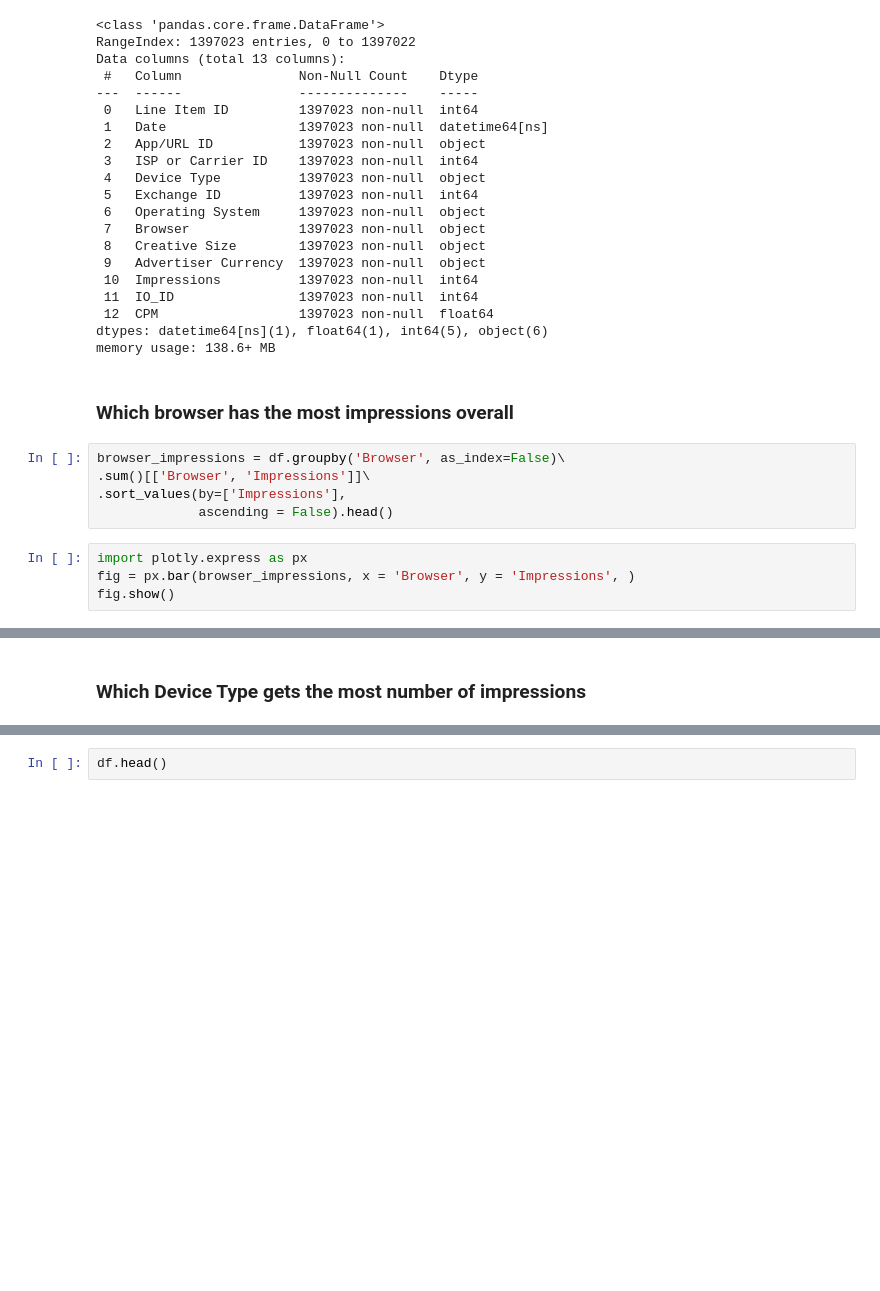
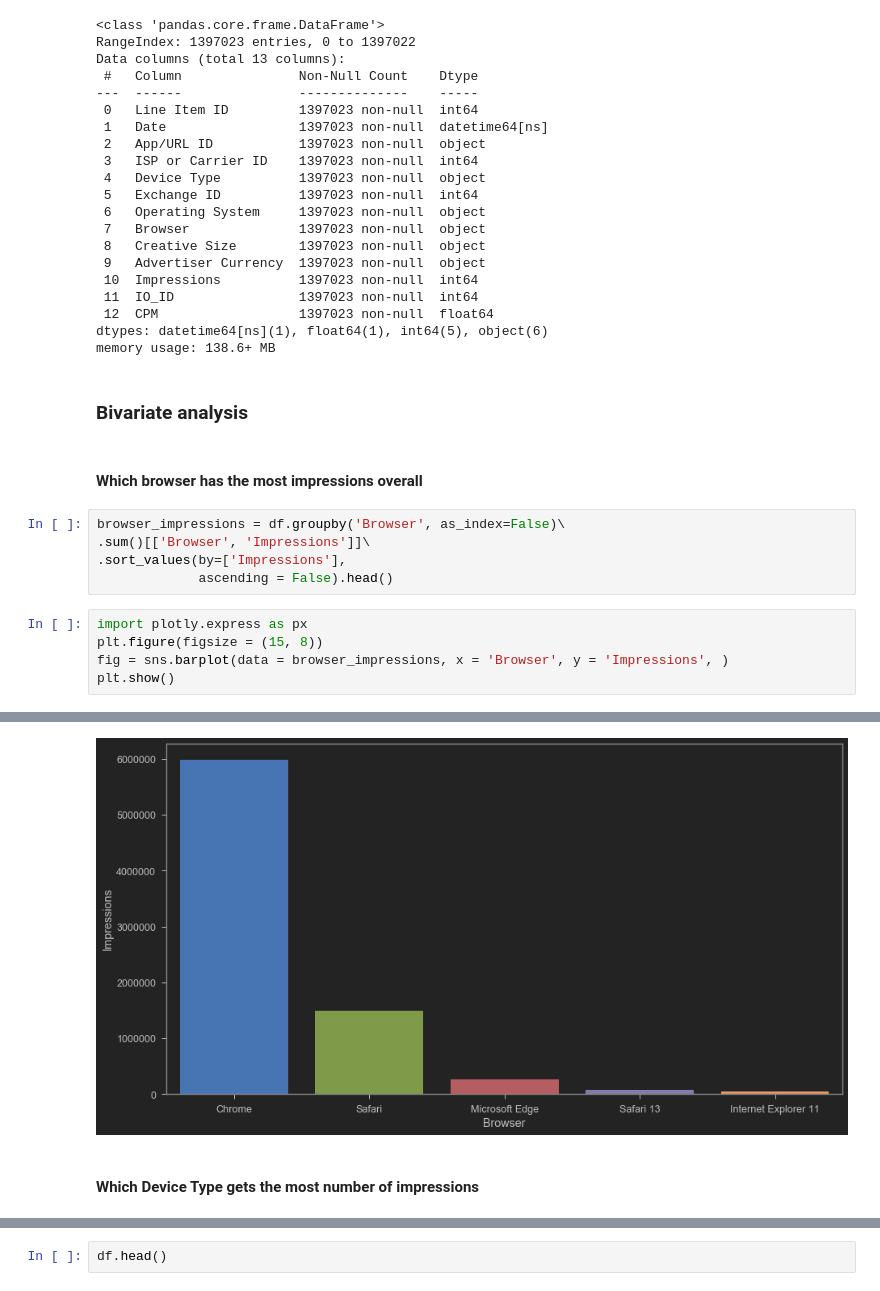
Before and after one commit to shiva-kumarj/CPM-prediction-with-MiQ, a Jupyter notebook: code/CPM-EDA.ipynb, the cells around one changed output, grey strips where cells are left out. Drawn from its saved outputs; the diff is of its cells as text; blank space fills up the shorter version.

```diff
--- a/code/CPM-EDA.ipynb
+++ b/code/CPM-EDA.ipynb
@@ -203,8 +200,10 @@ Data columns (total 13 columns):
  12  CPM                  1397023 non-null  float64
 dtypes: datetime64[ns](1), float64(1), int64(5), object(6)
 memory usage: 138.6+ MB
+# %% [markdown]
+### Bivariate analysis
 # %% [markdown]
-### Which browser has the most impressions overall
+#### Which browser has the most impressions overall
 # %%
 browser_impressions = df.groupby('Browser', as_index=False)\
 .sum()[['Browser', 'Impressions']]\
@@ -212,6 +211,7 @@ browser_impressions = df.groupby('Browser', as_index=False)\
              ascending = False).head()
 # %%
 import plotly.express as px
-fig = px.bar(browser_impressions, x = 'Browser', y = 'Impressions', )
-fig.show()
+plt.figure(figsize = (15, 8))
+fig = sns.barplot(data = browser_impressions, x = 'Browser', y = 'Impressions', )
+plt.show()
 # %% [output]
@@ -219,5 +218,6 @@ fig.show()
+[figure, added]
 # %% [markdown]
-### Which Device Type gets the most number of impressions
+#### Which Device Type gets the most number of impressions
 # %%
 device_impressions = df.groupby('Device Type', as_index=False)\
 .sum()[['Device Type','Impressions']]\
```
Also changed, not shown: parts of 45 cells of this notebook.
